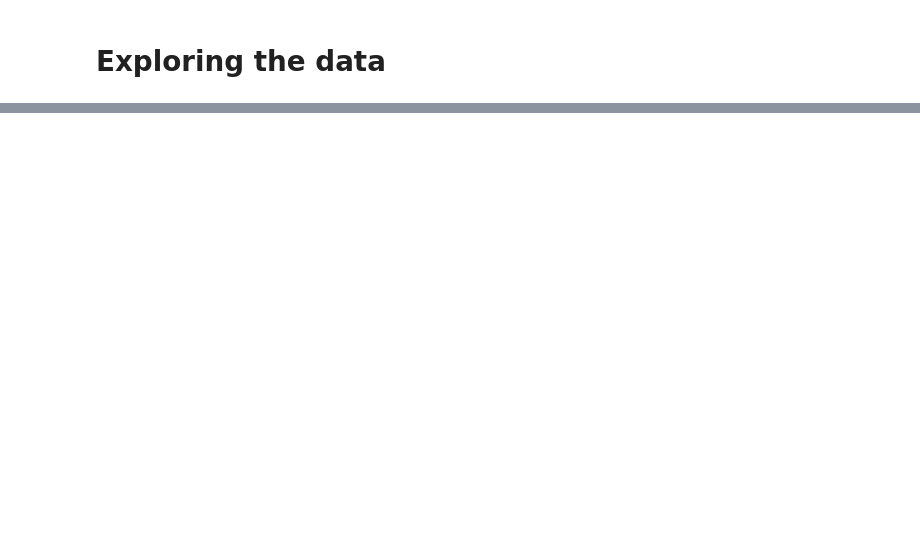
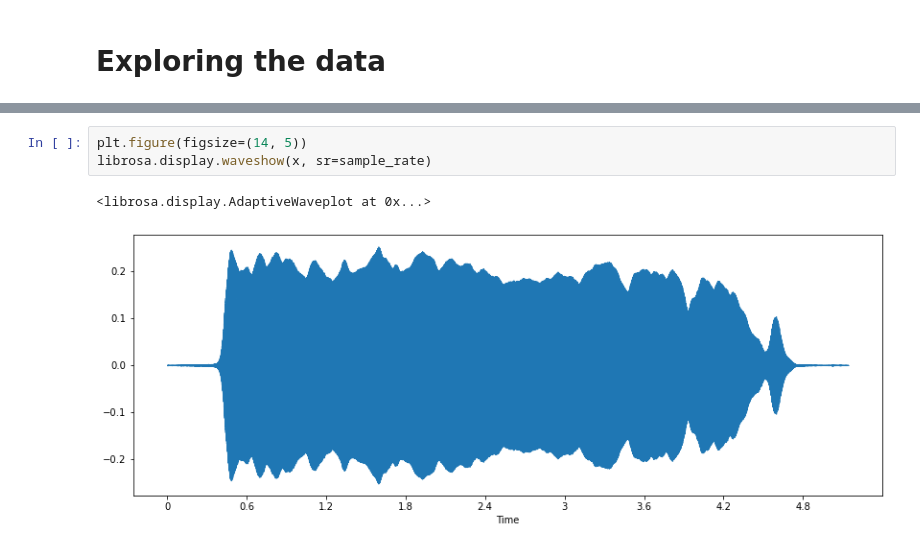
Before and after one commit to oyvindgrutle/DAT255-project, a Jupyter notebook: nbs/Downloading-and-Exploration.ipynb, the cells around one changed output, grey strips where cells are left out. Cells and saved outputs as stored; diff of their text form; blank space fills up the shorter version.

```diff
--- a/nbs/Downloading-and-Exploration.ipynb
+++ b/nbs/Downloading-and-Exploration.ipynb
@@ -100,0 +116,6 @@ plt.plot(x)
+# %%
+plt.figure(figsize=(14, 5))
+librosa.display.waveshow(x, sr=sample_rate)
+# %% [output]
+<librosa.display.AdaptiveWaveplot at 0x...>
+[figure, added]
```
Also changed, not shown: parts of 27 cells of this notebook.
